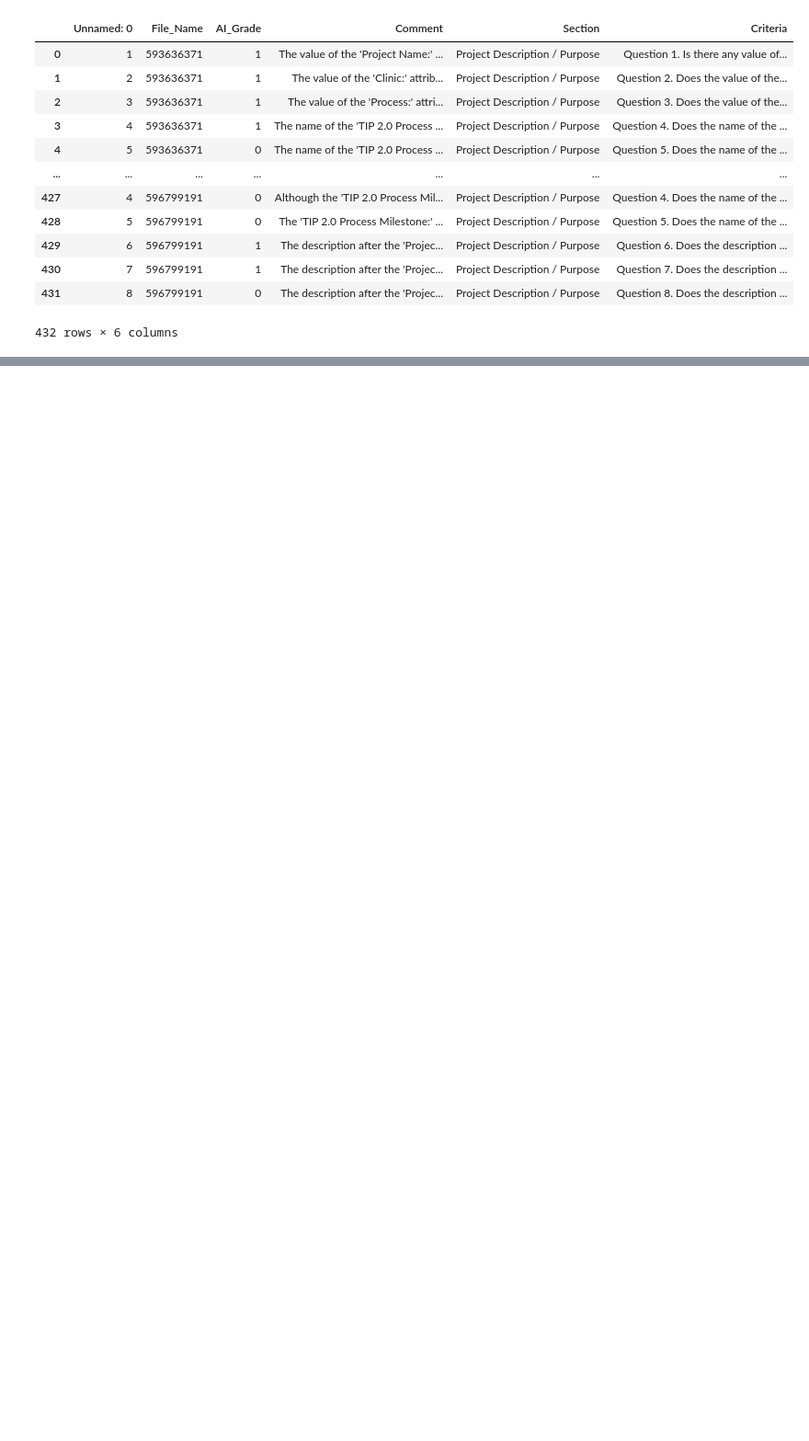
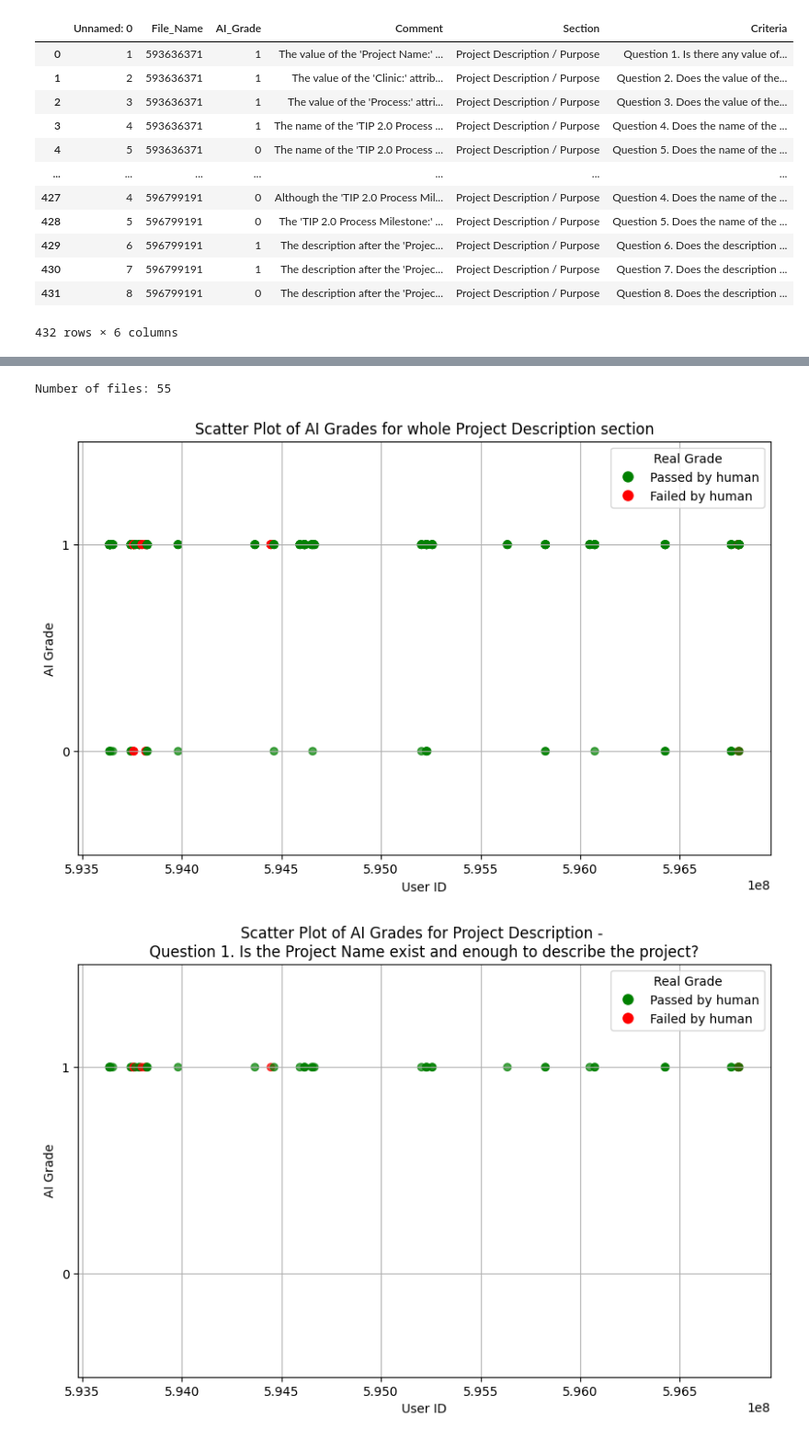
Before and after one commit to ngavu2004/AutoGradingPipelineAnalysis, a Jupyter notebook: visualize_AI_grade_RealGrade.ipynb, the cells around one changed output, grey strips where cells are left out. Shown at 92% size. Saved outputs shown, nothing was run; the diff lists cells and outputs as text; code cells hidden in the pictures; blank space fills up the shorter version.

```diff
--- a/visualize_AI_grade_RealGrade.ipynb
+++ b/visualize_AI_grade_RealGrade.ipynb
@@ -471,0 +513,9 @@ array([1, 0])
+# %%
+# Example usage
+test_url = 'test_results/test_result_on_55_files_v6.csv'
+real_url = 'auto_grading_trainingset/TIPQIC_project_charter_submission_merged.csv'
+plot_section_criteria_scatter(test_url,real_url,'Project Description')
+# %% [output]
+Number of files: 55
+[figure, added]
+[figure, added]
```
Also changed, not shown: parts of 11 cells of this notebook, 5 other files.
